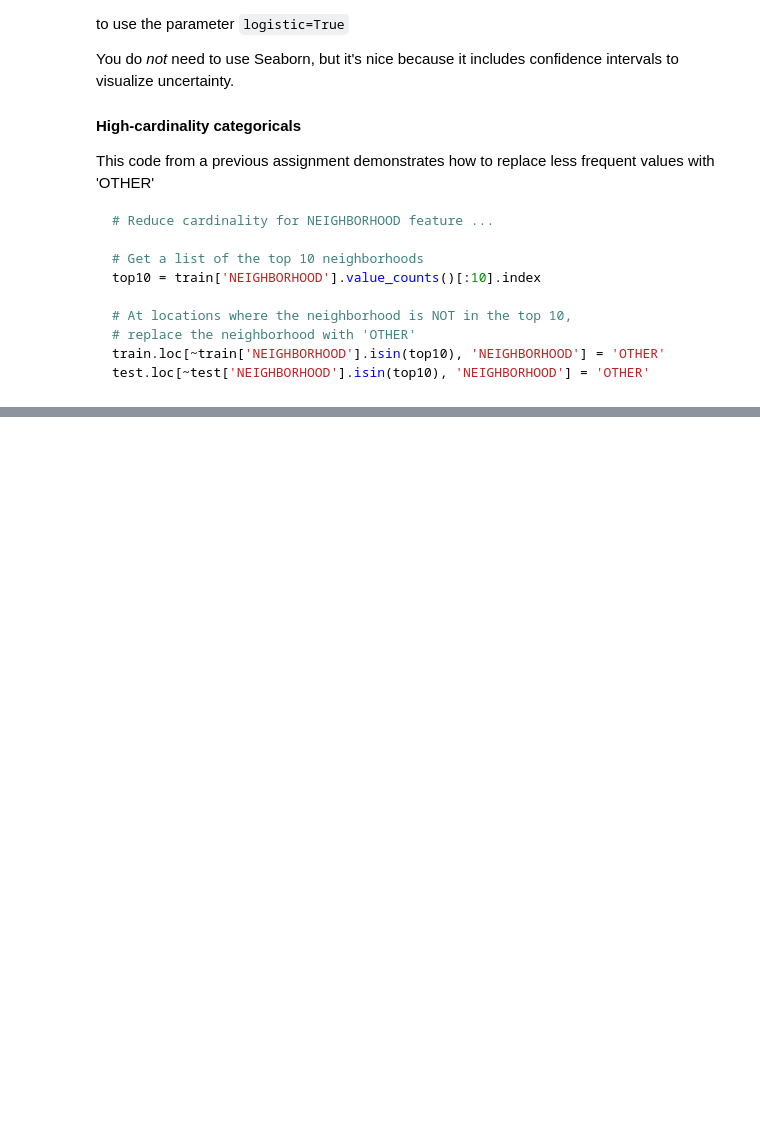
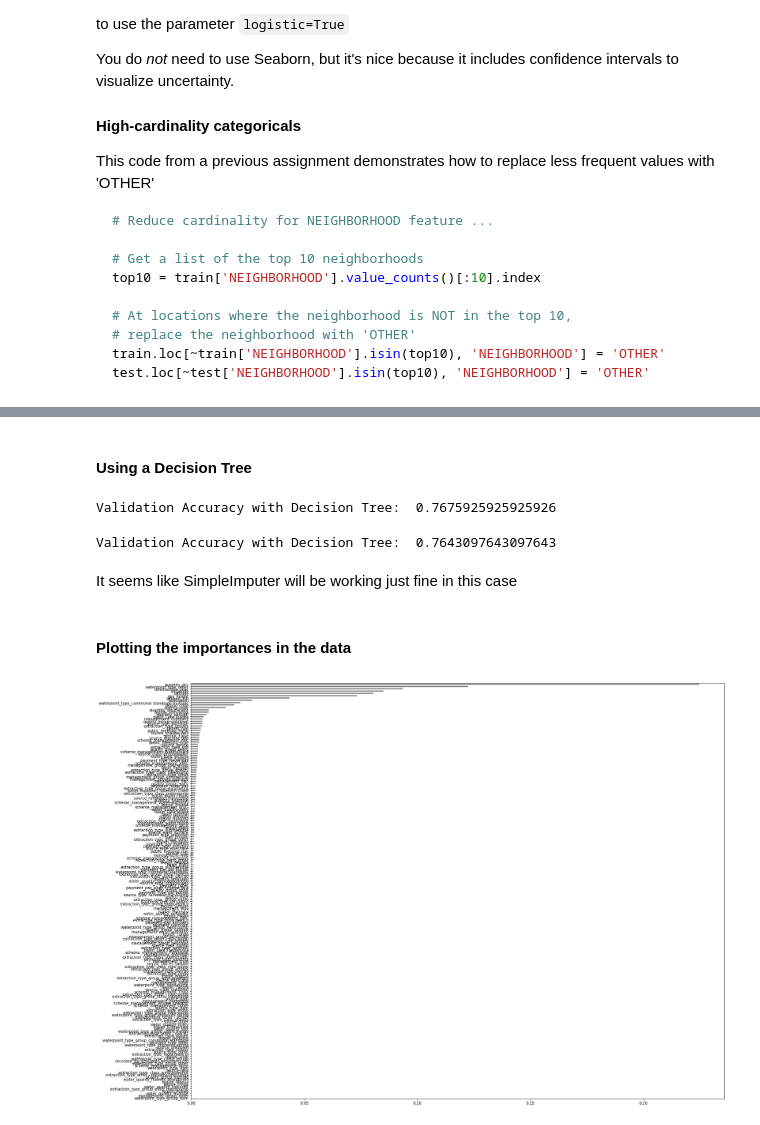
Before and after one commit to bloominstituteoftechnology/DS-Unit-2-Kaggle-Challenge, a Jupyter notebook: module1/assignment_kaggle_challenge_1.ipynb, the cells around one changed output, grey strips where cells are left out. Saved outputs shown, nothing was run; the diff lists cells and outputs as text; code cells hidden in the pictures; blank space fills up the shorter version.

```diff
--- a/module1/assignment_kaggle_challenge_1.ipynb
+++ b/module1/assignment_kaggle_challenge_1.ipynb
@@ -102,0 +313,56 @@ train.shape, test.shape
+# %% [markdown]
+#### Using a Decision Tree
+# %%
+# using a decision tree to improve accuracy
+from sklearn.tree import DecisionTreeClassifier
+
+decision_tree = make_pipeline(
+    ce.OneHotEncoder(use_cat_names=True),
+    SimpleImputer(),
+    StandardScaler(),
+    DecisionTreeClassifier(max_depth=15, random_state=42)
+)
+
+decision_tree.fit(X_train, y_train)
+print('Validation Accuracy with Decision Tree: ',
+      decision_tree.score(X_val, y_val))
+# %% [output]
+Validation Accuracy with Decision Tree:  0.7675925925925926
+# %%
+# Using a different Imputer (iterative) to run a test:
+# note, this runs a little bit longer
+from sklearn.experimental import enable_iterative_imputer
+from sklearn.impute import IterativeImputer
+
+decision_tree = make_pipeline(
+    ce.OneHotEncoder(use_cat_names=True),
+    IterativeImputer(max_iter=10, random_state=42),
+    StandardScaler(),
+    DecisionTreeClassifier(max_depth=15, random_state=42)
+)
+
+decision_tree.fit(X_train, y_train)
+print('Validation Accuracy with Decision Tree: ',
+      decision_tree.score(X_val, y_val))
+
+# This actually slightly decreased the accuracy, though not by much
+# %% [output]
+Validation Accuracy with Decision Tree:  0.7643097643097643
+# %% [markdown]
+It seems like SimpleImputer will be working just fine in this case
+# %% [markdown]
+#### Plotting the importances in the data
+# %%
+model= decision_tree.named_steps['decisiontreeclassifier']
+encoder = decision_tree.named_steps['onehotencoder']
+encoded_columns = encoder.transform(X_train).columns
+importances = pd.Series(model.feature_importances_, encoded_columns)
+
+# plotting
+plt.figure(figsize=(25,20))
+importances = importances.sort_values()
+# trying to show the top 10 values
+importances.plot.barh(color='grey')
+plt.show()
+# %% [output]
+[figure, added]
```
Also changed, not shown: parts of 23 cells of this notebook.
